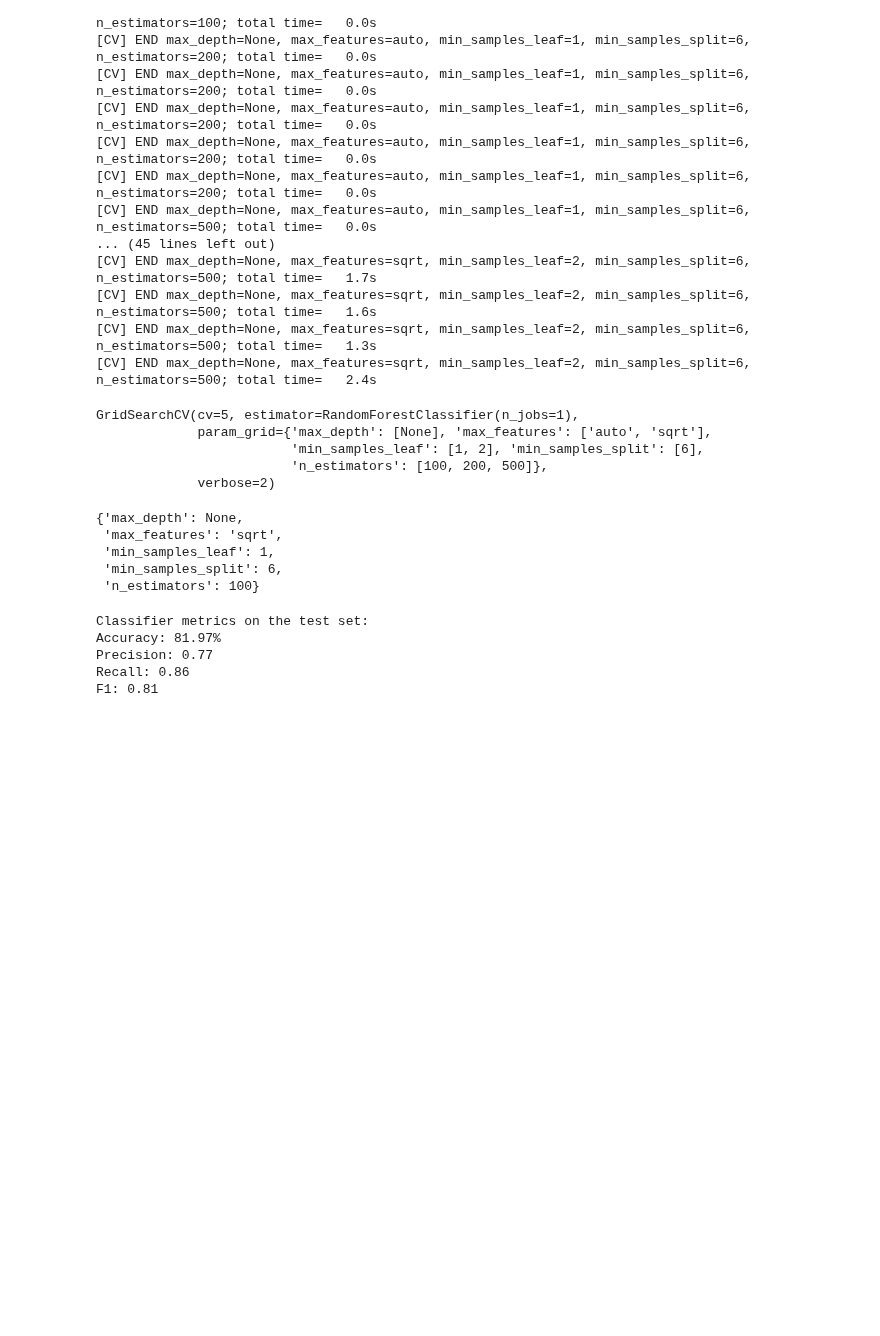
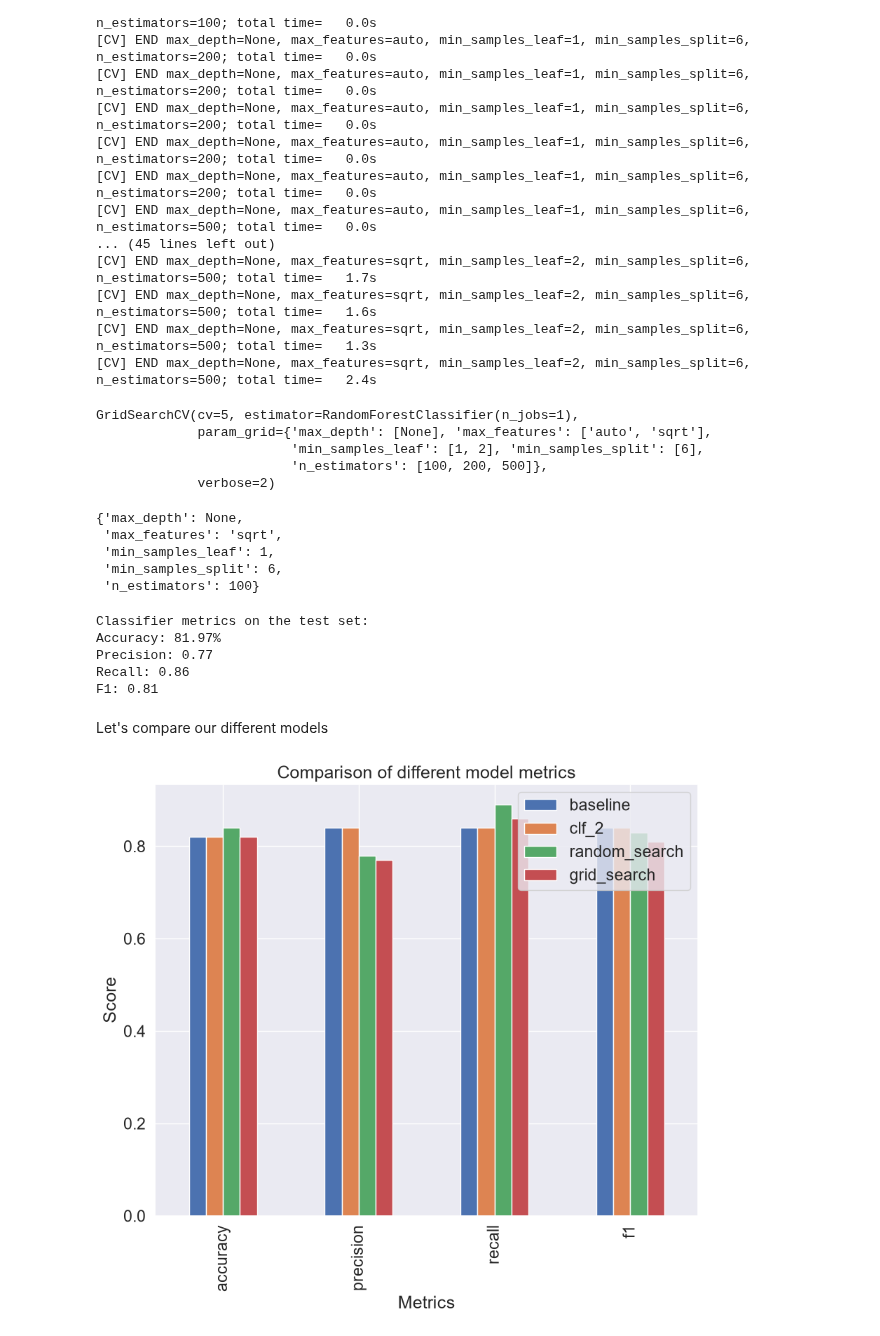
Before and after one commit to ayinde-xyz/ml-learn, a Jupyter notebook: sklearn_learn.ipynb, the cells around one changed output. Saved outputs shown, nothing was run; the diff lists cells and outputs as text; code cells hidden in the pictures; blank space fills up the shorter version.

```diff
--- a/sklearn_learn.ipynb
+++ b/sklearn_learn.ipynb
@@ -1790,3 +1790,16 @@ Accuracy: 81.97%
 Precision: 0.77
 Recall: 0.86
 F1: 0.81
+# %% [markdown]
+Let's compare our different models
+# %%
+import pandas as pd
+
+compare_metrics = pd.DataFrame({"baseline": baseline_metrics,
+                                "clf_2": clf_2_metrics,
+                                "random_search": rs_metrics,
+                                "grid_search": gs_metrics})
+
+compare_metrics.plot.bar(figsize=(10, 8), title="Comparison of different model metrics", xlabel="Metrics", ylabel="Score");
+# %% [output]
+[figure, added]
```
Also changed, not shown: parts of 1 cell of this notebook.
